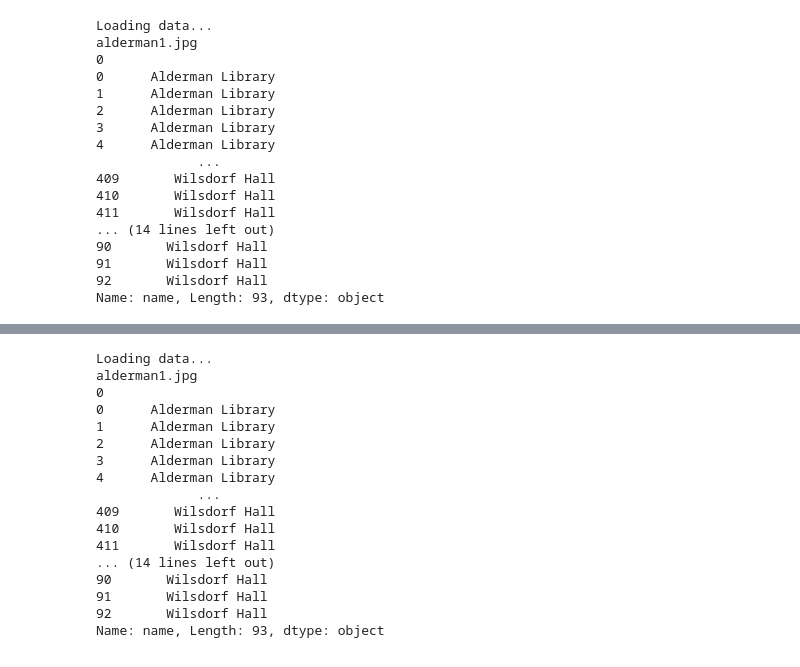
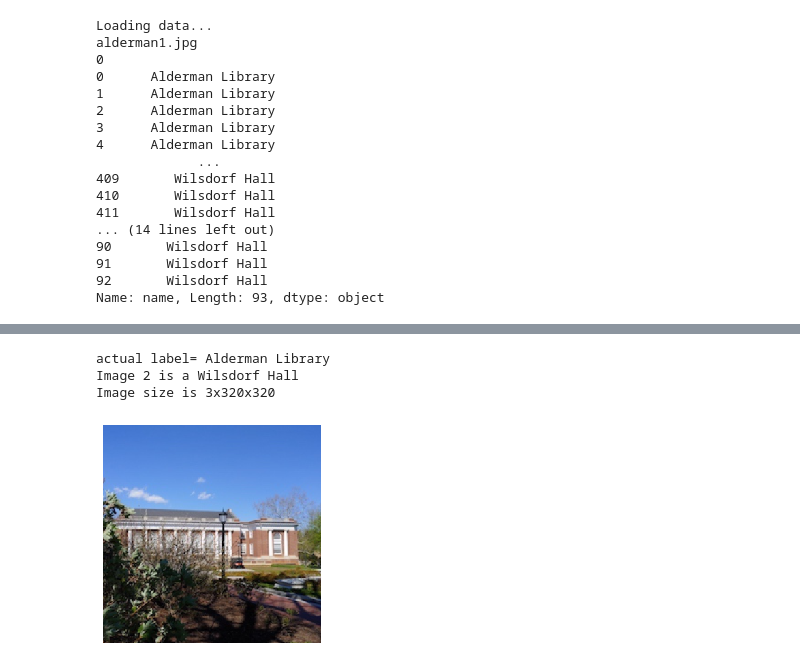
Before and after one commit to soneyahossain/deep_learning_project, a Jupyter notebook: deep_learning_project.ipynb, the cells around one changed output, grey strips where cells are left out. Drawn from its saved outputs; the diff is of its cells as text; code cells hidden in the pictures.

```diff
--- a/deep_learning_project.ipynb
+++ b/deep_learning_project.ipynb
@@ -323,27 +335,32 @@ KeyboardInterrupt:
 # %%
 #do some predictions
 
-image_index = 200  # Feel free to change this.
+image_index = 2  # Feel free to change this.
 
 
 # 2. Datasets need to implement the  __getitem__ method for this to work.
 img, label,_,class_name = trainset1.dataset.__getitem__(image_index)  # Returns image and label.
 
 
 
 x = x.view(3 * 320 * 320, 1)
 
 # Forward pass. (Prediction stage)
 predictions = softmax(linear(x, weight, bias))
 #print(predictions)
 max_score, max_label = predictions.max(0)
 
 print("actual label=", classes[label])
 print('Image {0} is a {1}'.format(image_index, classes[max_label]))
 print('Image size is {0}x{1}x{2}'.format(img.shape[0], img.shape[1], img.shape[2]))
 # All images have 1 channel x 28 rows x 28 columns.
 
 plt.figure()
 plt.imshow(img.transpose(0,2).transpose(0,1));
 plt.grid(False); plt.axis('off')
 plt.show()
+# %% [output]
+actual label= Alderman Library
+Image 2 is a Wilsdorf Hall
+Image size is 3x320x320
+[figure, added]
@@ -435,38 +366,0 @@ model.fc = nn.Linear(2048, 20)
-# %%
-#Transforms for ResNet
-
-train_transform = transforms.Compose(
-    [transforms.Resize(256),  # 1. Resize smallest side to 256.
-     transforms.RandomCrop(224), # 2. Crop random square of 224x224 pixels.
-     transforms.RandomHorizontalFlip(),
-     transforms.ToTensor(), # 3. Convert to pytorch tensor.
-     transforms.Normalize(mean = [0.485, 0.456, 0.406],  # normalize.
-                          std = [0.229, 0.224, 0.225])])
-
-test_transform = transforms.Compose(
-    [transforms.Resize(256),  # 1. Resize smallest side to 256.
-     transforms.CenterCrop(224), # 2. Crop center square of 224x224 pixels.
-     transforms.ToTensor(), # 3. Convert to pytorch tensor.
-     transforms.Normalize(mean = [0.485, 0.456, 0.406],  # normalize.
-                          std = [0.229, 0.224, 0.225])])
-
-train_dataset = UVaBuildinglabel('DATA', 'trainSet.csv', transform = train_transform)
-val_dataset = UVaBuildinglabel('DATA', 'valSet.csv', transform = test_transform)
-# %% [output]
-Loading data...
-alderman1.jpg
-0
-0      Alderman Library
-1      Alderman Library
-2      Alderman Library
-3      Alderman Library
-4      Alderman Library
-             ...
-409       Wilsdorf Hall
-410       Wilsdorf Hall
-411       Wilsdorf Hall
-... (14 lines left out)
-90       Wilsdorf Hall
-91       Wilsdorf Hall
-92       Wilsdorf Hall
-Name: name, Length: 93, dtype: object
```
Also changed, not shown: parts of 7 cells of this notebook, 1 other file.
